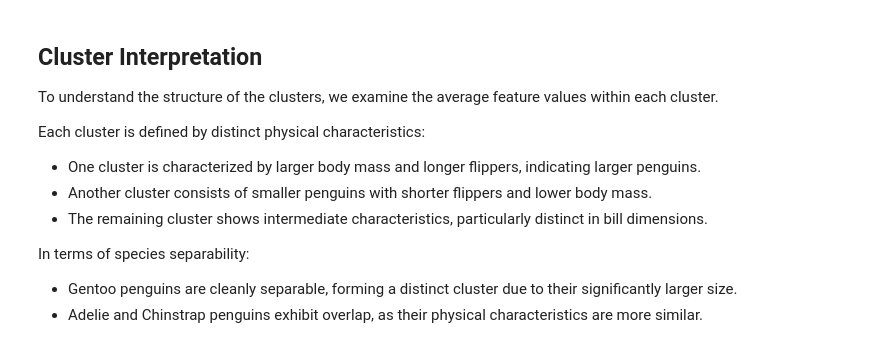
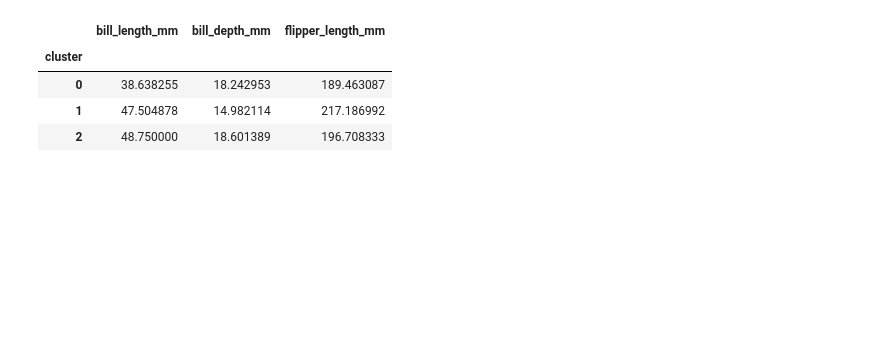
Before and after one commit to Bao-Tien2k6/comp4010-penguins-dashboard, a Jupyter notebook: ML implementation/ML.ipynb, the cells around one changed output. Saved outputs shown, nothing was run; the diff lists cells and outputs as text; code cells hidden in the pictures; blank space fills up the shorter version.

```diff
--- a/ML implementation/ML.ipynb
+++ b/ML implementation/ML.ipynb
@@ -31,0 +22,2 @@ Additionally, these features are biologically interpretable and allow us to dist
+# %%
+all_features = ['bill_length_mm', 'bill_depth_mm', 'flipper_length_mm', 'body_mass_g']
@@ -113,20 +143,11 @@ plot_pca_clusters(df, sil_score, ari)
 # %%
-df.groupby('cluster')[['bill_length_mm', 'bill_depth_mm', 'flipper_length_mm', 'body_mass_g']].mean()
+df.groupby('cluster')[['bill_length_mm', 'bill_depth_mm', 'flipper_length_mm']].mean()
+# %% [output]
+|  | bill_length_mm | bill_depth_mm | flipper_length_mm |
+| cluster |  |  |  |
+| 0 | 38.638255 | 18.242953 | 189.463087 |
+| 1 | 47.504878 | 14.982114 | 217.186992 |
+| 2 | 48.750000 | 18.601389 | 196.708333 |
-# %% [markdown]
-## Cluster Interpretation
-
-To understand the structure of the clusters, we examine the average feature values within each cluster.
-
-Each cluster is defined by distinct physical characteristics:
-
-- One cluster is characterized by larger body mass and longer flippers, indicating larger penguins.
-- Another cluster consists of smaller penguins with shorter flippers and lower body mass.
-- The remaining cluster shows intermediate characteristics, particularly distinct in bill dimensions.
-
-In terms of species separability:
-
-- Gentoo penguins are cleanly separable, forming a distinct cluster due to their significantly larger size.
-- Adelie and Chinstrap penguins exhibit overlap, as their physical characteristics are more similar.
 # %%
 def plot_pca_species(df):
     import plotly.express as px
```
Also changed, not shown: parts of 23 cells of this notebook.
